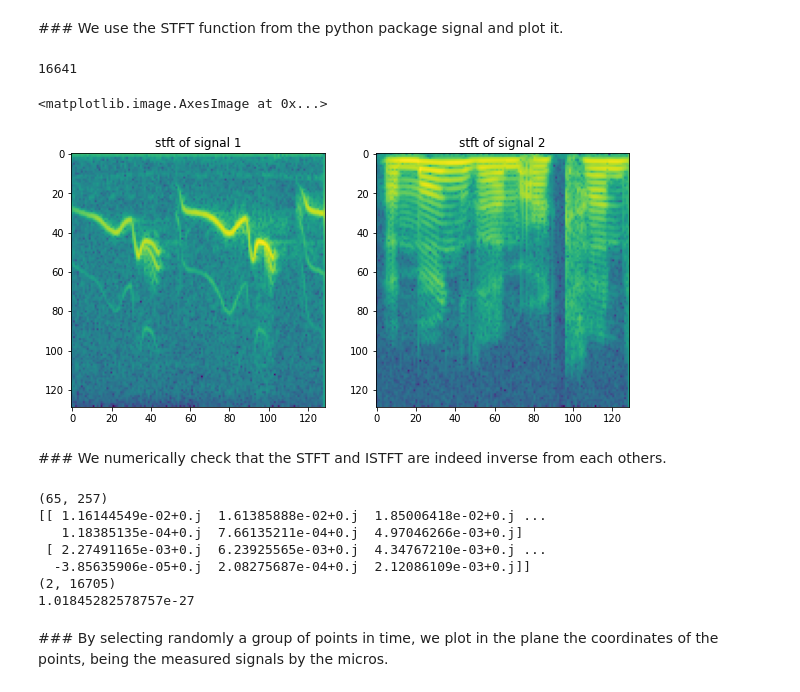
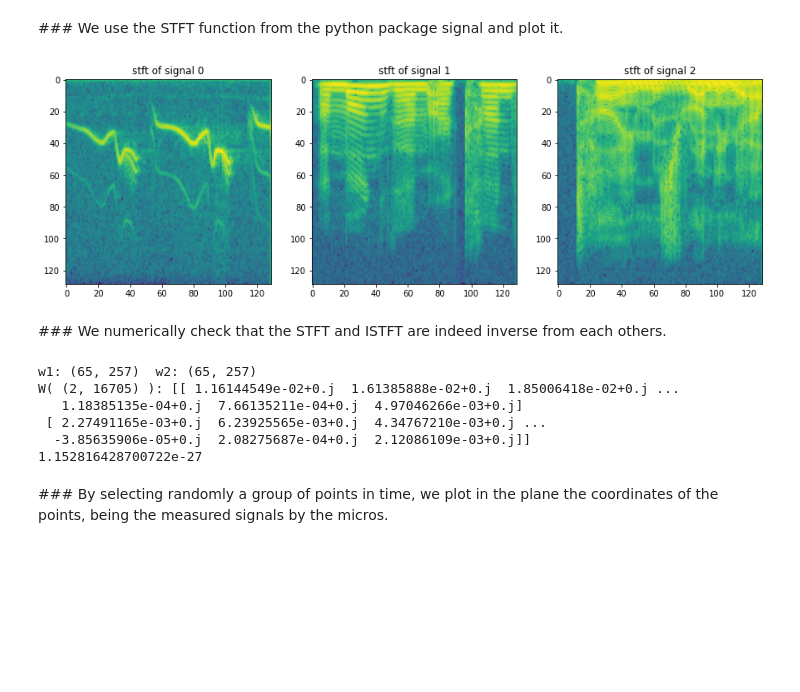
Before and after one commit to IMAC-projects/M2-SIS-signal, a Jupyter notebook: _sources/TD/TD4/TD3 Spectral Analysis and Filtering-Exercise.ipynb, the cells around one changed output. Saved outputs shown, nothing was run; the diff lists cells and outputs as text; code cells hidden in the pictures; blank space fills up the shorter version.

```diff
--- a/_sources/TD/TD4/TD3 Spectral Analysis and Filtering-Exercise.ipynb
+++ b/_sources/TD/TD4/TD3 Spectral Analysis and Filtering-Exercise.ipynb
@@ -80,42 +82,35 @@ length of the signals (16384, 2)
 ### We use the STFT function from the python package signal and plot it.
 # %%
 import scipy.signal as sig
-f,t,w = sig.stft(x[:,0])
-a,b,z = sig.stft(x[:,1])
-print(np.size(z))
-plt.figure(figsize = (10,10))
-plt.subplot(1,2,1)
-plt.title("stft of signal 1")
-plt.imshow(np.log(np.abs(w)))
-plt.subplot(1,2,2)
-plt.title("stft of signal 2")
-plt.imshow(np.log(np.abs(z)))
+plt.figure(figsize = (15,15))
+for i in range(x.shape[-1]):
+    f,t,w = sig.stft(x[:,i])
+    plt.subplot(1,x.shape[-1],i+1)
+    plt.title(f"stft of signal {i}")
+    plt.imshow(np.log(np.abs(w)))
 # %% [output]
-16641
-<matplotlib.image.AxesImage at 0x...>
-[figure, old version]
+[figure, new version]
 # %% [markdown]
 ### We numerically check that the STFT and ISTFT are indeed inverse from each others.
 # %%
-micro1 = y[:,0]
-micro2 = y[:,1]
+[micro1, micro2] = mixedSignals.T # destructuring
+
 stft = lambda im : sig.stft(im,noverlap = 64,nperseg = 128)
 istft = lambda im : sig.istft(im,noverlap = 64,nperseg = 128)
+
 f,t,w1 = stft(micro1)
-print(np.shape(w1))
 f,t,w2 = stft(micro2)
+print('w1:', w1.shape, ' w2:', w2.shape)
 W = np.asarray([w1.flatten(),w2.flatten()])
-print(W)
-print(np.shape(W))
+print('W(',W.shape,'):', W)
 t,recov = istft(w1)
 print(np.sum((micro1 - recov)**2))
 # %% [output]
-(65, 257)
-[[ 1.16144549e-02+0.j  1.61385888e-02+0.j  1.85006418e-02+0.j ...
+w1: (65, 257)  w2: (65, 257)
+W( (2, 16705) ): [[ 1.16144549e-02+0.j  1.61385888e-02+0.j  1.85006418e-02+0.j ...
    1.18385135e-04+0.j  7.66135211e-04+0.j  4.97046266e-03+0.j]
  [ 2.27491165e-03+0.j  6.23925565e-03+0.j  4.34767210e-03+0.j ...
   -3.85635906e-05+0.j  2.08275687e-04+0.j  2.12086109e-03+0.j]]
-(2, 16705)
-1.01845282578757e-27
+1.152816428700722e-27
 # %% [markdown]
 ### By selecting randomly a group of points in time, we plot in the plane the coordinates of the points, being the measured signals by the micros.
```
Also changed, not shown: parts of 14 cells of this notebook, 18 other files.
